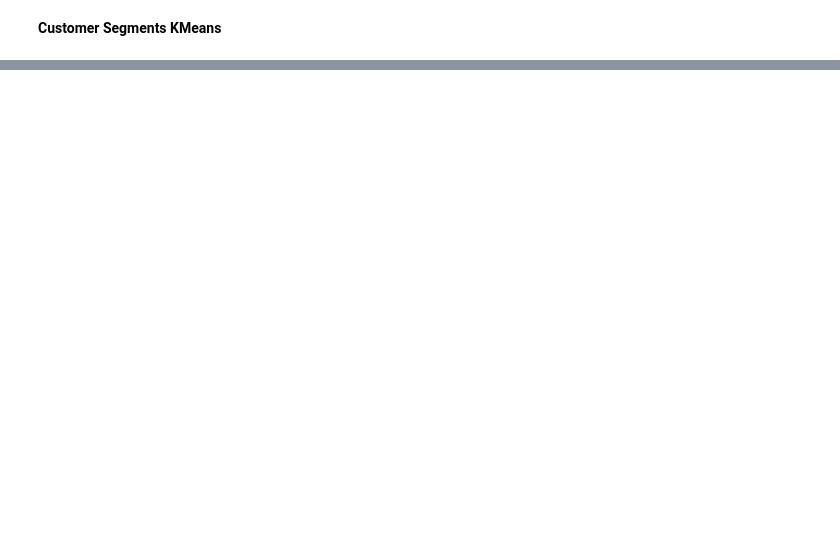
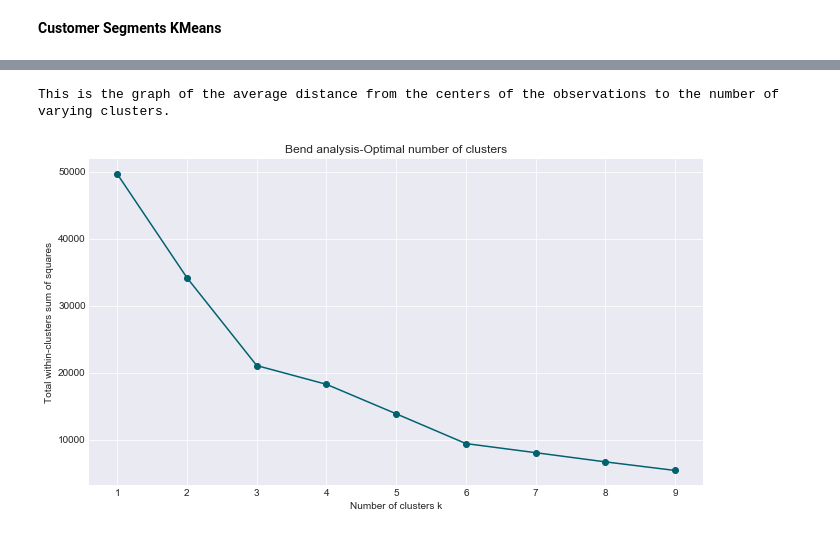
Before and after one commit to altunokelif/RFM_segmentation, a Jupyter notebook: SampleSalesData_RFM_KMeans.ipynb, the cells around one changed output, grey strips where cells are left out. Saved outputs shown, nothing was run; the diff lists cells and outputs as text; code cells hidden in the pictures; blank space fills up the shorter version.

```diff
--- a/SampleSalesData_RFM_KMeans.ipynb
+++ b/SampleSalesData_RFM_KMeans.ipynb
@@ -715,0 +797,30 @@ __Customer Segments KMeans__
+# %%
+from sklearn.preprocessing import StandardScaler
+from sklearn.cluster import KMeans
+from scipy.spatial.distance import cdist
+
+k=3
+kmeans = KMeans(n_clusters=k)
+scaler = StandardScaler()
+df_seg_crfm = data_rfm[['customername','recency','frequency','monetary']]
+df_seg_rfm = data_rfm[['recency','frequency','monetary']]
+
+l=[]
+L=range(1,10)
+for k in L:
+    km = KMeans(n_clusters=k)
+    km.fit(df_seg_rfm)
+    l.append(sum(np.min(cdist(df_seg_rfm, km.cluster_centers_, 'euclidean'), axis=1)) / df_seg_rfm.shape[0])
+
+plt.style.use('seaborn-darkgrid')
+plt.figure(figsize=(11,6))
+plt.plot(L,l, color = '#00616f', marker = 'o')
+plt.xlabel('Number of clusters k')
+plt.ylabel('Total within-clusters sum of squares')
+plt.title('Bend analysis-Optimal number of clusters')
+print("This is the graph of the average distance from the centers of the observations to the number of varying clusters.")
+plt.show()
+#The classical methods for distance measures is Euclidean used
+# %% [output]
+This is the graph of the average distance from the centers of the observations to the number of varying clusters.
+[figure, added]
```
Also changed, not shown: parts of 16 cells of this notebook.
